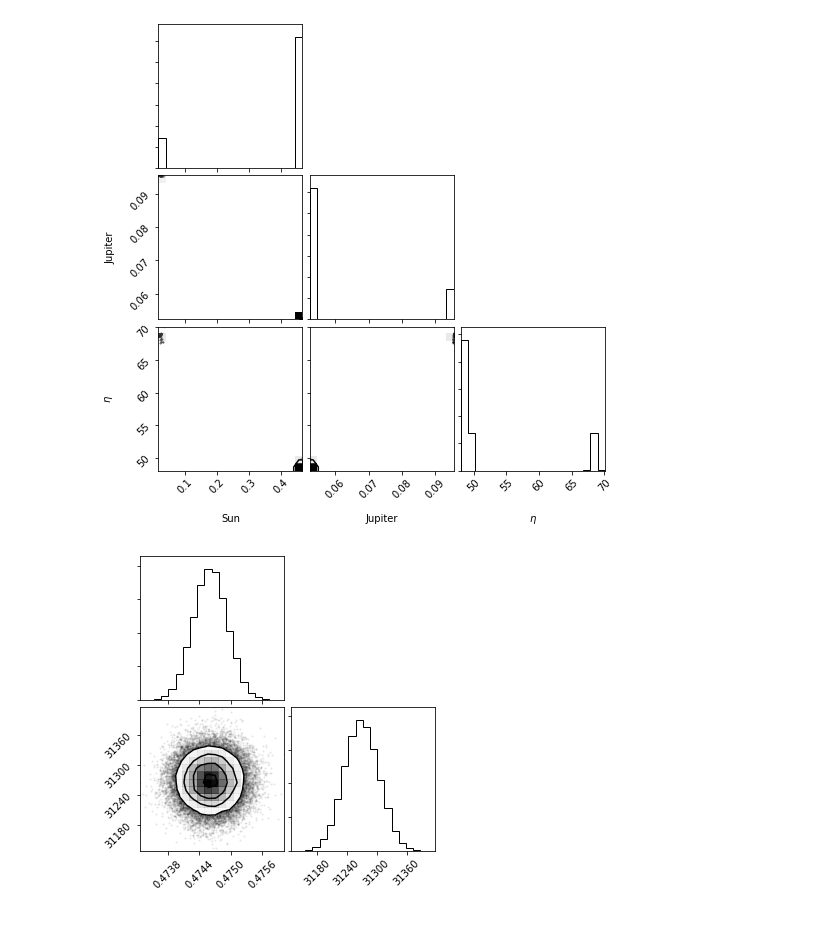
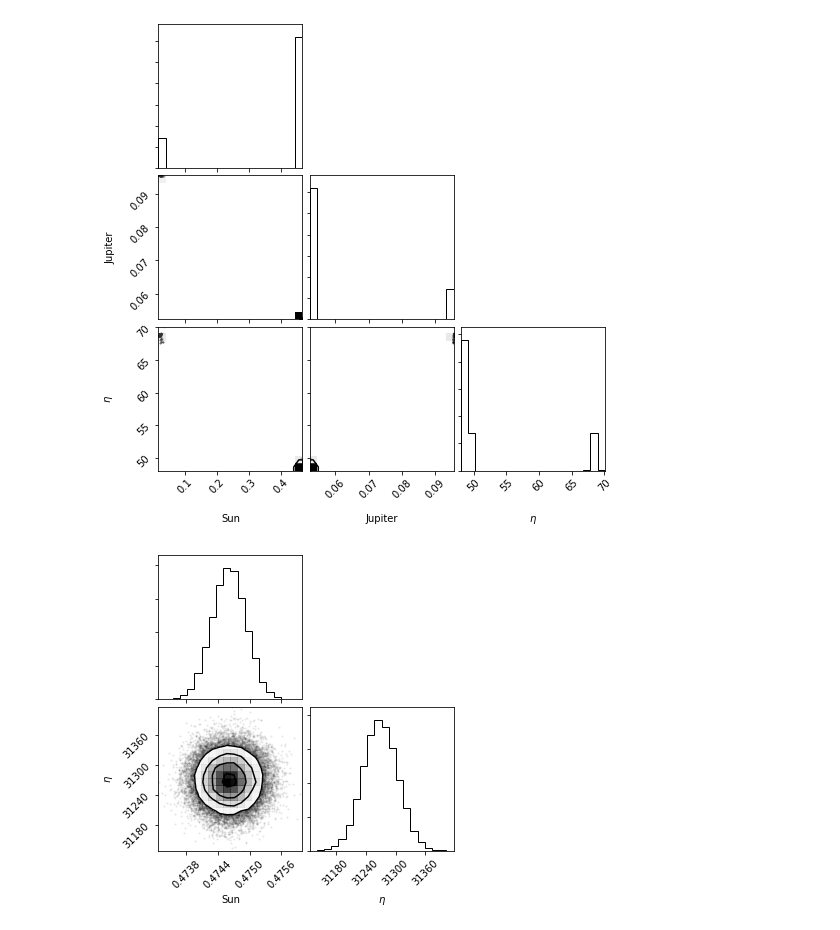
Before and after one commit to MDAddario/invisoplanet_detection, a Jupyter notebook: Running_MCMC.ipynb, the cells around one changed output. Drawn from its saved outputs; the diff is of its cells as text; code cells hidden in the pictures.

```diff
--- a/Running_MCMC.ipynb
+++ b/Running_MCMC.ipynb
@@ -88,9 +119,9 @@ WARNING:root:Too few points to create valid contours
 #Going crazy with our systems and modelling the whole solar system!
 samples_SOLAR_SYSTEM_sun, flat_SOLAR_SYSTEM_sun = run_MCMC("invisoplanet_detection/data/solar_system_8_1_1.json", 8, 1, 2, num_iter_likelihood = 100000, num_iter_MCMC = 30000)
 # %%
-fig_SOLAR_SYSTEM_sun = corner.corner(flat_SOLAR_SYSTEM_sun)
+fig_SOLAR_SYSTEM_sun = corner.corner(flat_SOLAR_SYSTEM_sun, labels = ['Sun', r'$\eta$'])
 # %% [output]
-[figure, old version]
+[figure, new version]
 # %%
 #Testing the limits of the code:
 samples_SOLAR_SYSTEM_pluto, flat_SOLAR_SYSTEM_pluto = run_MCMC("invisoplanet_detection/data/solar_system_pluto_9_1_1.json", 9, 1, 2, num_iter_likelihood = 50000, num_iter_MCMC = 20000)
```
Also changed, not shown: parts of 12 cells of this notebook.
